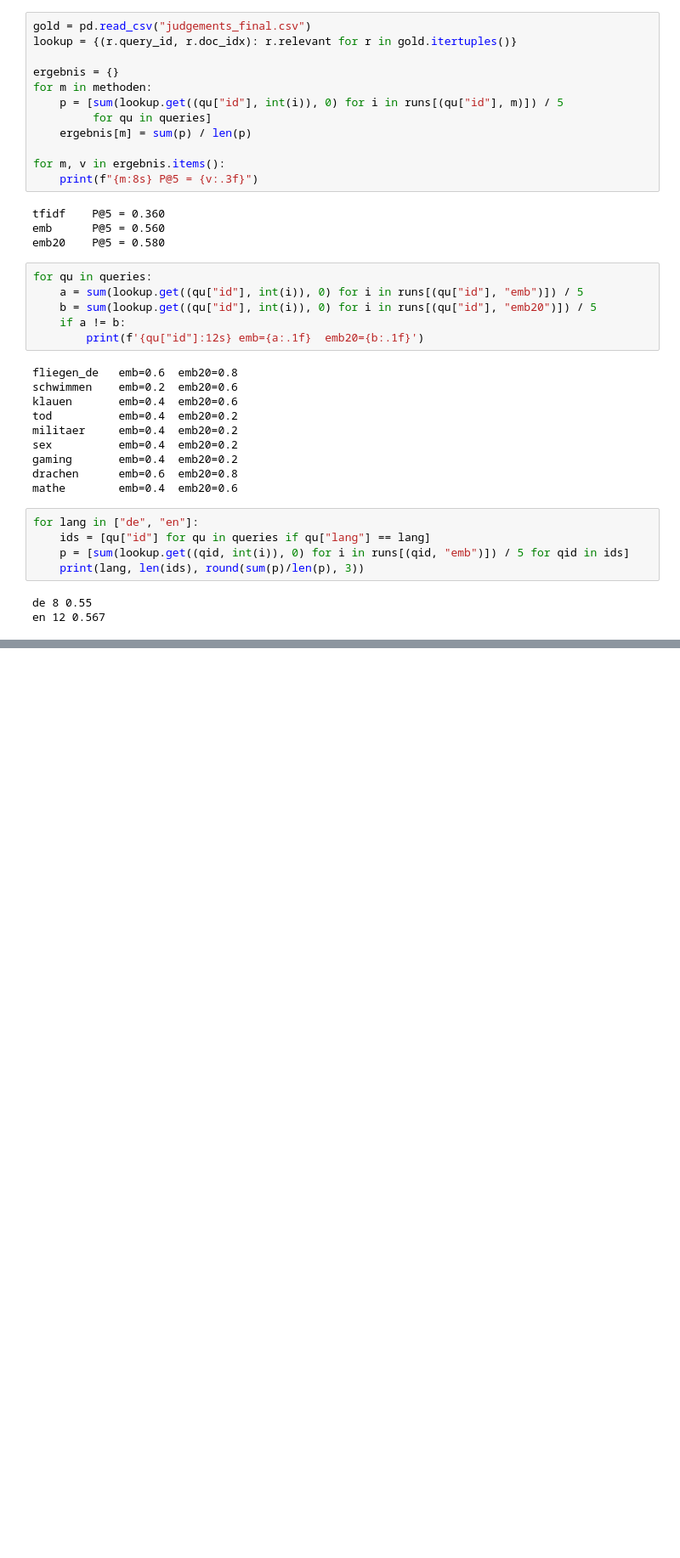
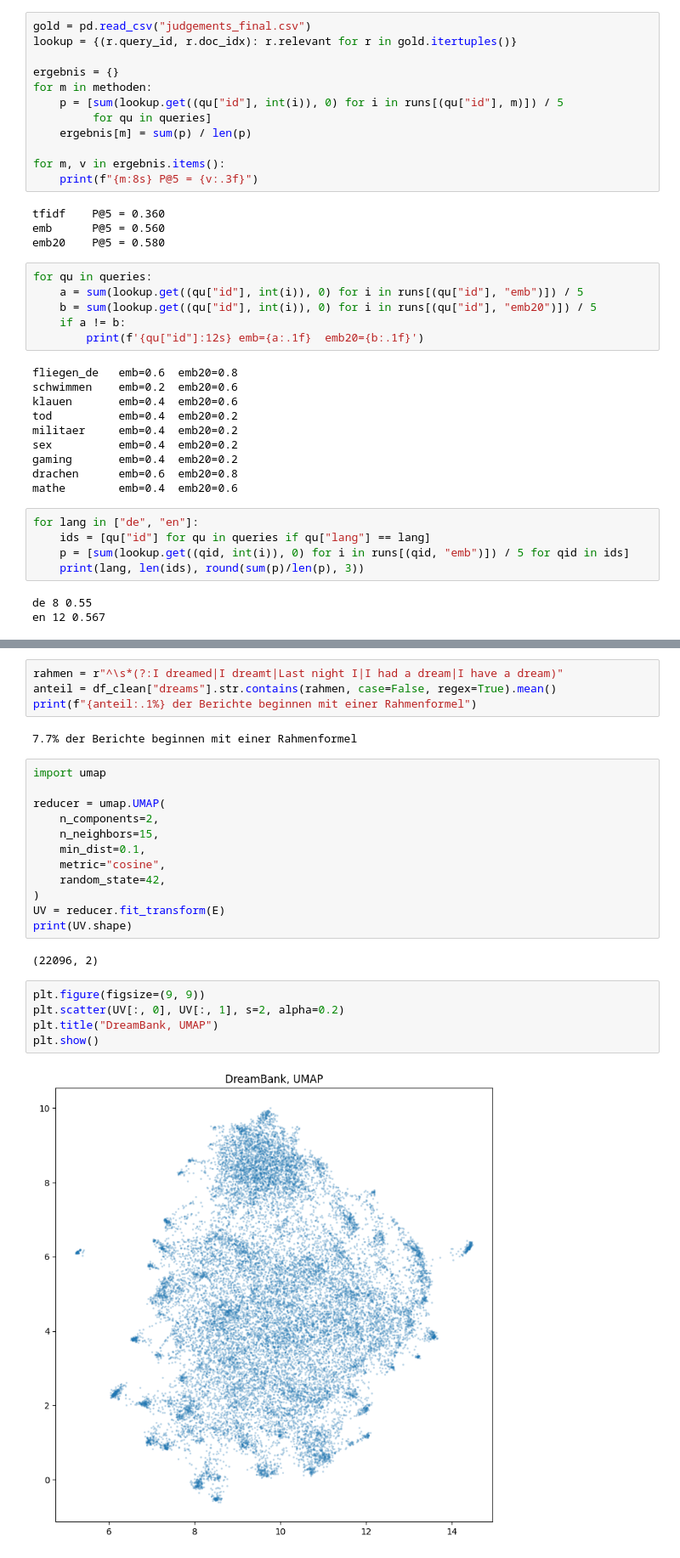
Before and after one commit to Gunnny/dream-atlas, a Jupyter notebook: notebooks/01_explore_data.ipynb, the cells around one changed output, grey strips where cells are left out. Shown at 85% size. Drawn from its saved outputs; the diff is of its cells as text; blank space fills up the shorter version.

```diff
--- a/notebooks/01_explore_data.ipynb
+++ b/notebooks/01_explore_data.ipynb
@@ -348,0 +465,27 @@ en 12 0.567
+# %%
+rahmen = r"^\s*(?:I dreamed|I dreamt|Last night I|I had a dream|I have a dream)"
+anteil = df_clean["dreams"].str.contains(rahmen, case=False, regex=True).mean()
+print(f"{anteil:.1%} der Berichte beginnen mit einer Rahmenformel")
+# %% [output]
+7.7% der Berichte beginnen mit einer Rahmenformel
+# %%
+import umap
+
+reducer = umap.UMAP(
+    n_components=2,
+    n_neighbors=15,
+    min_dist=0.1,
+    metric="cosine",
+    random_state=42,
+)
+UV = reducer.fit_transform(E)
+print(UV.shape)
+# %% [output]
+(22096, 2)
+# %%
+plt.figure(figsize=(9, 9))
+plt.scatter(UV[:, 0], UV[:, 1], s=2, alpha=0.2)
+plt.title("DreamBank, UMAP")
+plt.show()
+# %% [output]
+[figure, added]
```
Also changed, not shown: parts of 29 cells of this notebook.
